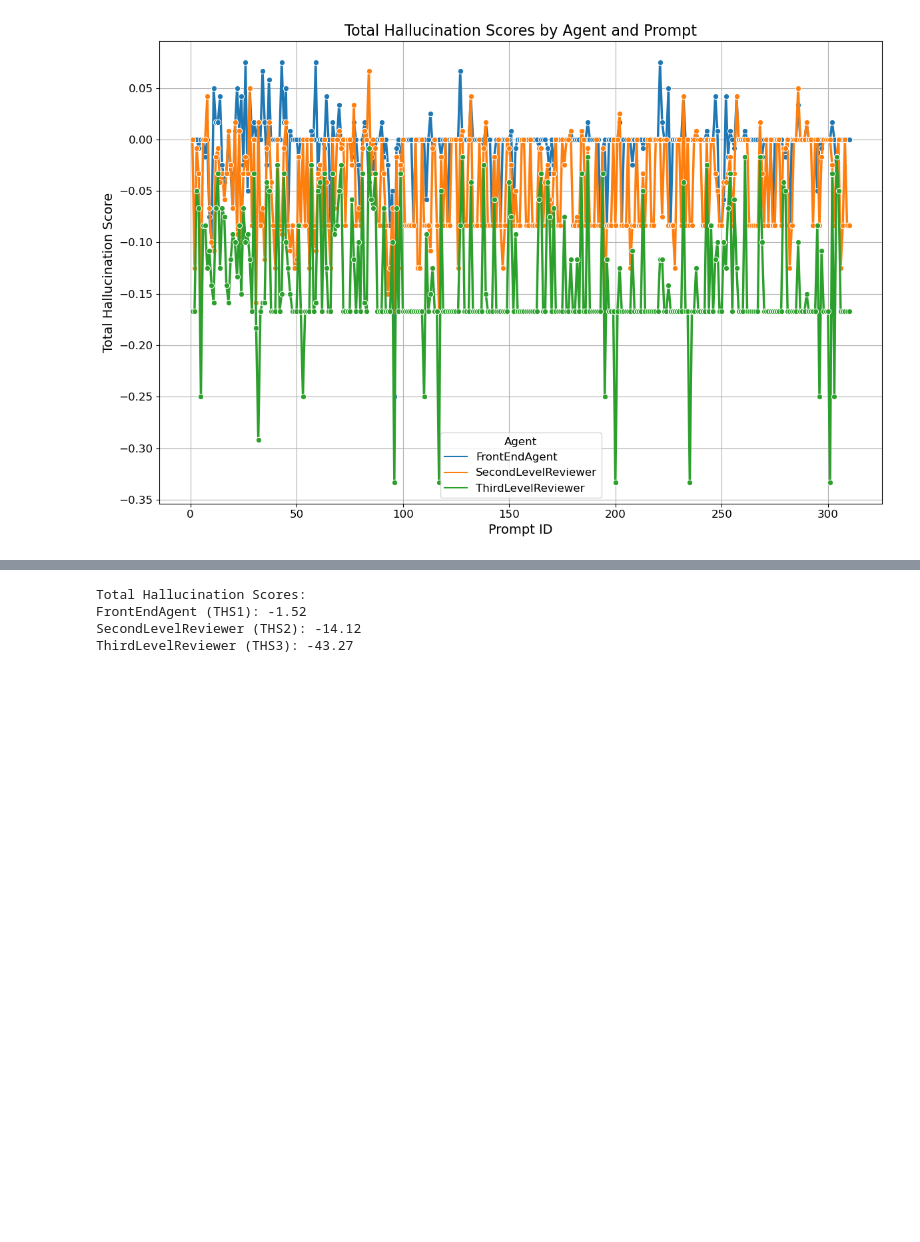
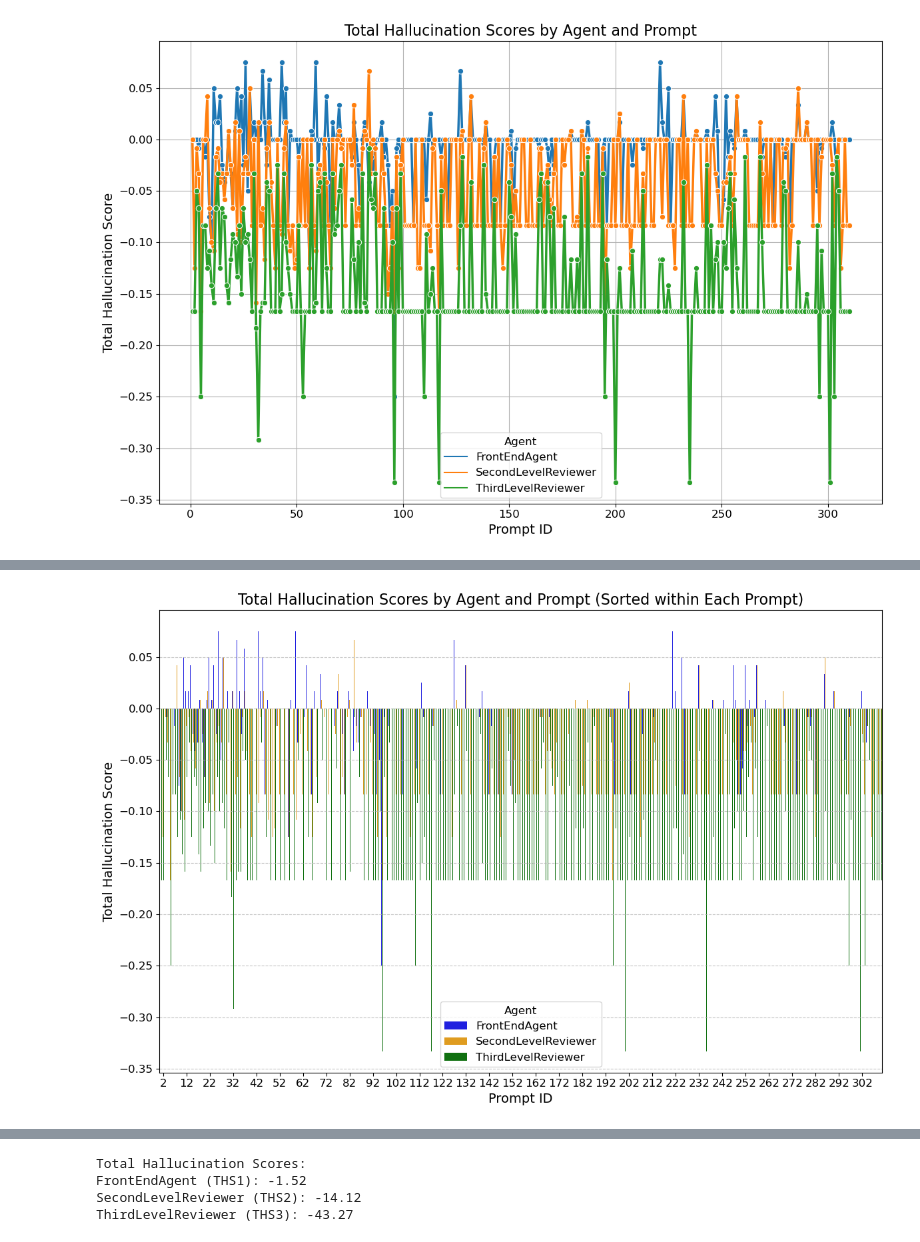
Before and after one commit to diegogosmar/hall_evaluator, a Jupyter notebook: agentic_hallucination_300_YES_OVON.ipynb, the cells around one changed output, grey strips where cells are left out. Drawn from its saved outputs; the diff is of its cells as text; code cells hidden in the pictures; blank space fills up the shorter version.

```diff
--- a/agentic_hallucination_300_YES_OVON.ipynb
+++ b/agentic_hallucination_300_YES_OVON.ipynb
@@ -589,3 +643,57 @@ plt.show()
+# %%
+import pandas as pd
+import matplotlib.pyplot as plt
+import seaborn as sns
+
+# Load the dataset
+df_results = pd.read_csv("pipeline_results_with_ths.csv")
+
+# Melt the DataFrame to reshape it for Seaborn
+df_melted = df_results.melt(
+    id_vars=["prompt_id"],
+    value_vars=["THS1", "THS2", "THS3"],
+    var_name="Agent",
+    value_name="Total Hallucination Score"
+)
+
+# Replace column names with agent names for better readability
+agent_mapping = {
+    "THS1": "FrontEndAgent",
+    "THS2": "SecondLevelReviewer",
+    "THS3": "ThirdLevelReviewer"
+}
+df_melted["Agent"] = df_melted["Agent"].map(agent_mapping)
+
+# Sort THS values within each prompt (descending order)
+df_melted = df_melted.sort_values(by=["prompt_id", "Total Hallucination Score"], ascending=[True, False])
+
+# Create the grouped bar chart
+plt.figure(figsize=(12, 8))
+ax = sns.barplot(
+    data=df_melted,
+    x="prompt_id",
+    y="Total Hallucination Score",
+    hue="Agent",
+    palette=["blue", "orange", "green"]
+)
+
+# Customize the plot
+plt.title("Total Hallucination Scores by Agent and Prompt (Sorted within Each Prompt)", fontsize=16)
+plt.xlabel("Prompt ID", fontsize=14)
+plt.ylabel("Total Hallucination Score", fontsize=14)
+plt.yticks(fontsize=12)
+plt.legend(title="Agent", title_fontsize=12, fontsize=12)
+plt.grid(axis="y", linestyle="--", alpha=0.7)
+
+# Set x-axis ticks to show only every 10th prompt
+xticks = df_melted["prompt_id"].unique()
+plt.xticks(xticks[::10], fontsize=12, rotation=0)  # Show every 10th prompt and keep labels horizontal
+
+# Show the plot
+plt.tight_layout()
+plt.show()
+# %% [output]
+[figure, added]
 # %%
 import pandas as pd
 import matplotlib.pyplot as plt
```
Also changed, not shown: parts of 6 cells of this notebook.
